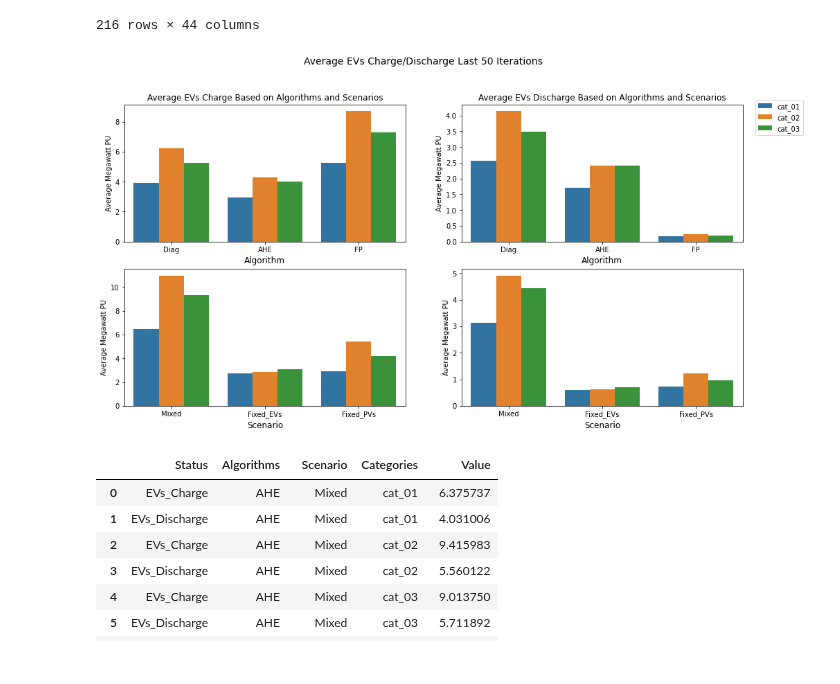
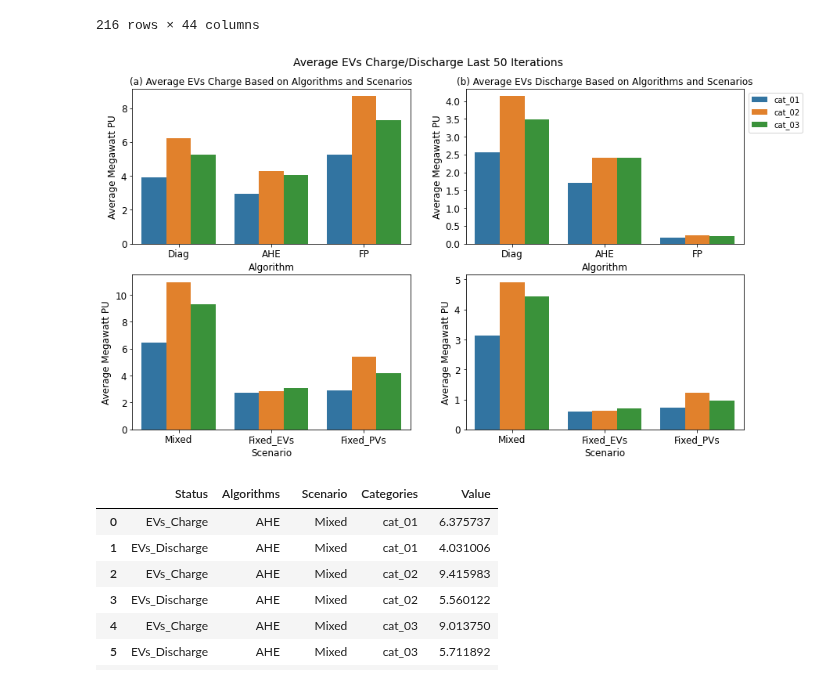
Before and after one commit to alirezakfz/PyomoModels, a Jupyter notebook: 08_SEST2022_DA_EQ/Results3/Plot/Journal_Generators_Nodal_Price.ipynb, the cells around one changed output. Cells and saved outputs as stored; diff of their text form; code cells hidden in the pictures.

```diff
--- a/08_SEST2022_DA_EQ/Results3/Plot/Journal_Generators_Nodal_Price.ipynb
+++ b/08_SEST2022_DA_EQ/Results3/Plot/Journal_Generators_Nodal_Price.ipynb
@@ -277,19 +277,19 @@ df_compare = pd.DataFrame({'Status':charge_col, 'Algorithms':algo_col, 'Scenario
 df_compare =df_compare[df_compare.Algorithms!='SFP']
 
 # Plot data
-fig, axes = plt.subplots(2, 2, figsize=(16, 8))
+fig, axes = plt.subplots(2, 2, figsize=(14, 8))
 
 order =['Diag', 'AHE', 'FP']
 h_order=['Mixed', 'Fixed_EVs', 'Fixed_PVs']
 
-font_s = 10
+font_s = 12
 #*******************************************************
 #*****************   Charge EVs Data ******************
 df = df_compare.groupby(['Status','Algorithms','Categories']).mean().reset_index()
 df = df[df.Status=='EVs_Charge']
 
 sns.barplot(data= df,x='Algorithms', y='Value', hue='Categories', order=order,ax=axes[0,0])
-axes[0,0].set_title("Average EVs Charge Based on Algorithms and Scenarios", fontsize=12)
+axes[0,0].set_title("(a) Average EVs Charge Based on Algorithms and Scenarios", fontsize=12)
 axes[0,0].set_xlabel('Algorithm',fontsize=12);
 axes[0,0].set_ylabel('Average Megawatt PU',fontsize=font_s);
 
@@ -301,40 +301,41 @@ sns.barplot(data= df,x='Scenario', y='Value', hue='Categories', order=h_order, a
 axes[1,0].set_xlabel('Scenario',fontsize=12);
 axes[1,0].set_ylabel('Average Megawatt PU',fontsize=font_s);
 
 #*******************************************************
 #*****************   Discharge EVs Data ******************
 
 df = df_compare.groupby(['Status','Algorithms','Categories']).mean().reset_index()
 df = df[df.Status=='EVs_Discharge']
 
 
 
 sns.barplot(data= df,x='Algorithms', y='Value', hue='Categories', order=order, ax=axes[0,1])
-axes[0,1].set_title("Average EVs Discharge Based on Algorithms and Scenarios", fontsize=12)
+axes[0,1].set_title("(b) Average EVs Discharge Based on Algorithms and Scenarios", fontsize=12)
 axes[0,1].set_xlabel('Algorithm',fontsize=12);
 axes[0,1].set_ylabel('Average Megawatt PU',fontsize=font_s);
 
 df = df_compare.groupby(['Status','Scenario','Categories']).mean().reset_index()
 df = df[df.Status=='EVs_Discharge']
 
 sns.barplot(data= df,x='Scenario', y='Value', hue='Categories', order=h_order, ax=axes[1,1])
 #axes[1,1].set_title("Average EVs Charge Based on Algorithms and Scenarios", fontsize=12)
 axes[1,1].set_xlabel('Scenario',fontsize=12);
 axes[1,1].set_ylabel('Average Megawatt PU',fontsize=font_s);
 
 handles, labels = axes.flatten()[0].get_legend_handles_labels()
 #fig.legend(handles, labels, loc='upper right')
-fig.legend(handles, labels, bbox_to_anchor=(0.98, 0.90))
+fig.legend(handles, labels, bbox_to_anchor=(0.98, 0.88))
 
 for ax in axes.flatten():
     ax.get_legend().remove()
-    ax.set_rasterized(True)
+    #ax.set_rasterized(True)
+    for item in ([ ax.xaxis.label, ax.yaxis.label] +ax.get_xticklabels() + ax.get_yticklabels()): # [ ax.yaxis.label] +
+        item.set_fontsize(12)
+fig.suptitle('Average EVs Charge/Discharge Last %d Iterations'%last_n_iter, fontsize=14, y=0.95);
 
-fig.suptitle('Average EVs Charge/Discharge Last %d Iterations'%last_n_iter, fontsize=14, y=1.);
-
-fig.savefig("Figures/Nodal_Figures/Average_EVs_Charge_Discharge.png", bbox_inches= 'tight')
+fig.savefig("Figures/Nodal_Figures/Average_EVs_Charge_Discharge.png", bbox_inches= 'tight', dpi=300)
 # %% [output]
-[figure, old version]
+[figure, new version]
 # %%
 df = df_all[1]
 no_iteration = len(df.Iteration.unique())
```
Also changed, not shown: 5 other files.
